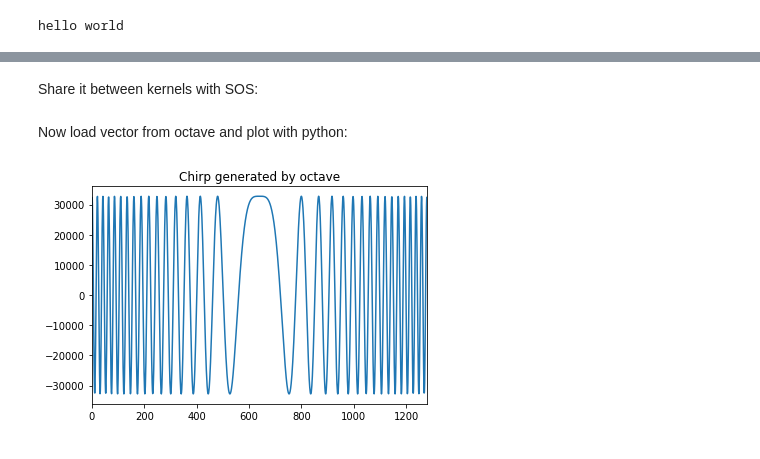
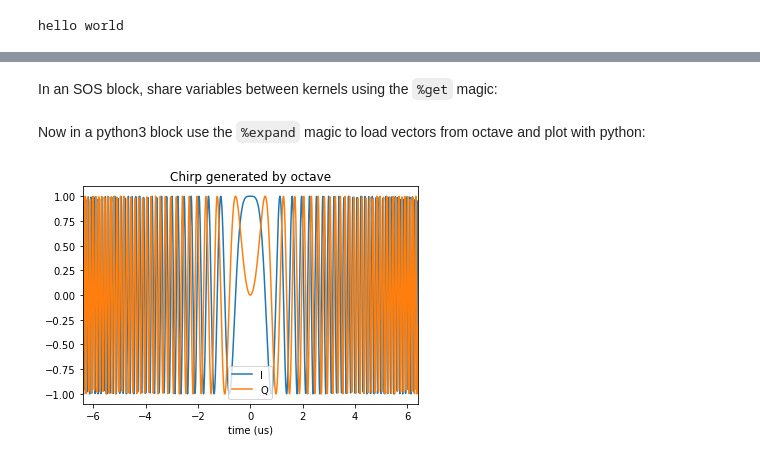
Before and after one commit to samprager/jupyterIntroduction, a Jupyter notebook: sosexample.ipynb, the cells around one changed output, grey strips where cells are left out. Drawn from its saved outputs; the diff is of its cells as text; code cells hidden in the pictures.

```diff
--- a/sosexample.ipynb
+++ b/sosexample.ipynb
@@ -54,15 +54,18 @@ Generate a vector in Matlab/Octave:
 % Octave/Matlab code
 fs = 100e6;
 N = 1280;
-
-bw = 10e6;
+bw = 20e6;
 
 n = [0:(N-1)]-N/2;
 t = n/fs;
 
 s = exp(1i*pi*.5*(bw/t(end))*(t.^2));
 
-% vector parsing is still buggy, so let's help out SOS a little bit by passing it as a string
-s = real(round((2^15)*s));
-s = sprintf('%i,' , s);
+% vector parsing is still buggy, so let's help out SOS a little bit by passing as a string
+s = [real(s);imag(s)];
+s = s(:).';
+s = sprintf('%i + %ij,' , s);
 s = ['[',s(1:end-1),']'];
+
+t = sprintf('%g,' , t);
+t = ['[',t(1:end-1),']'];
@@ -71,22 +76,27 @@ s = ['[',s(1:end-1),']'];
-# %% [markdown]
-Share it between kernels with SOS:
+# %% [markdown]
+In an SOS block, share variables between kernels using the `%get` magic:
 # %%
-%get s --from Octave
+%get s t --from Octave
 s = s
+t = t
 # %% [markdown]
-Now load vector from octave and plot with python:
+Now in a python3 block use the `%expand` magic to load vectors from octave and plot with python:
 # %%
 %expand
 
+# Python code
 import numpy as np
 import matplotlib.pyplot as plt
 %matplotlib inline
 
-s = np.array({s})
+# Note the curly braces which indicate a shared SOS variable
+s = np.array({s});
+t = np.array({t});
 
 plt.figure;
-plt.plot(s);
-plt.title('Chirp generated by octave');
+plt.plot(t*1e6,np.real(s),label='I');
+plt.plot(t*1e6,np.imag(s),label='Q');
+plt.xlabel("time (us)"); plt.title('Chirp generated by octave'); plt.legend();
 plt.autoscale(enable=True, axis='x', tight=True);
 # %% [output]
-[figure, old version]
+[figure, new version]
```
Also changed, not shown: parts of 4 cells of this notebook, 7 other files.
